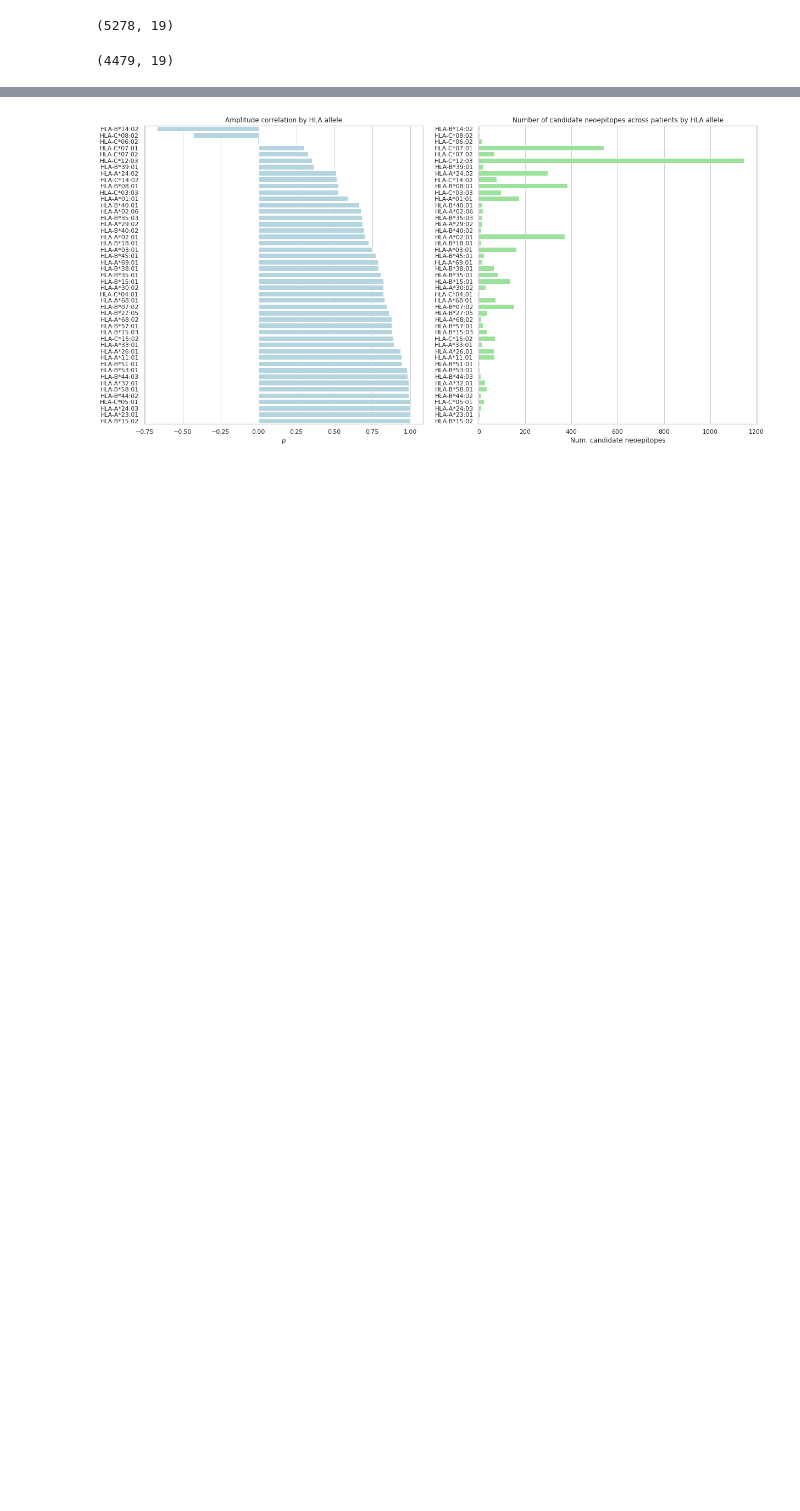
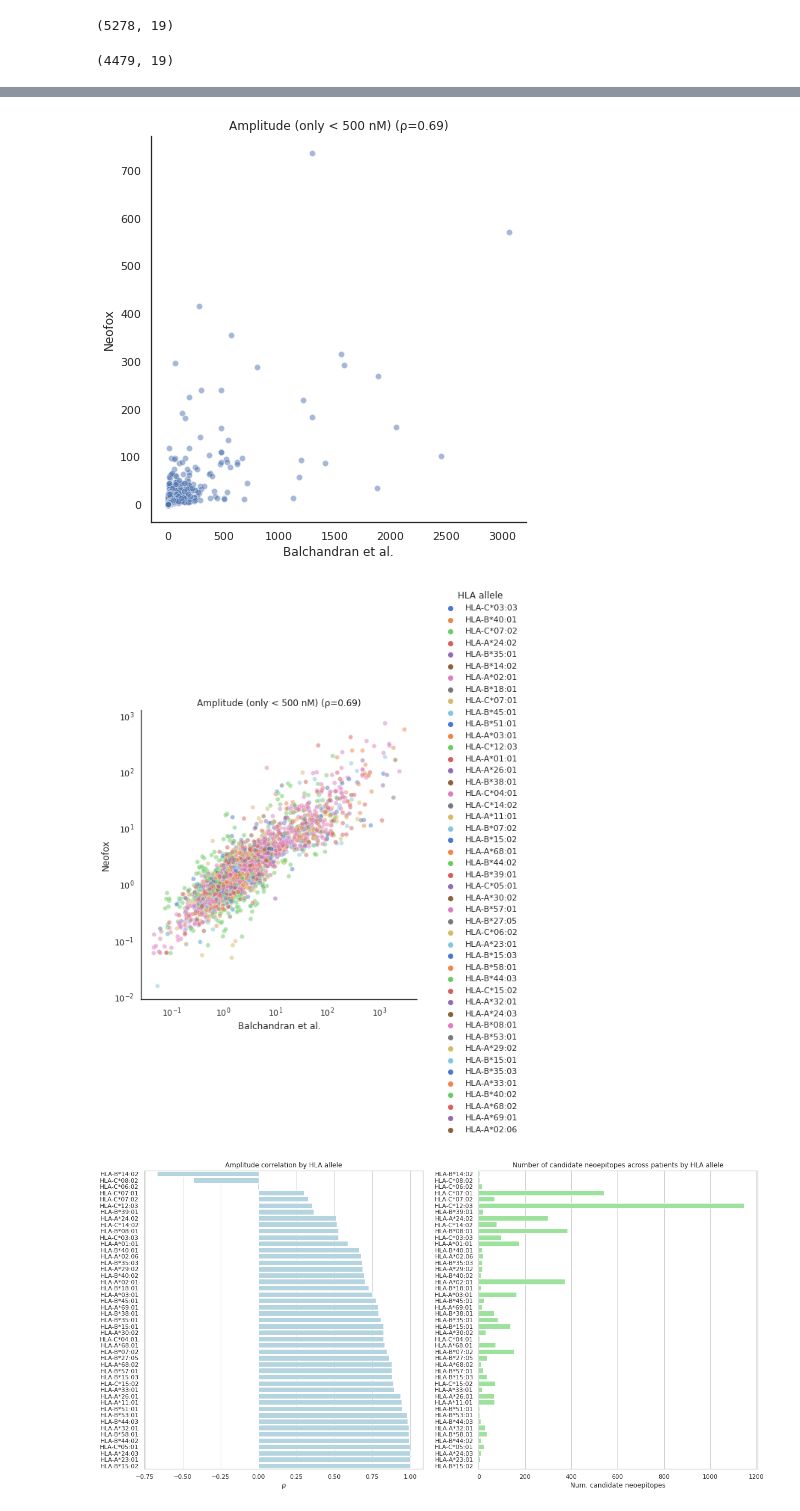
Before and after one commit to TRON-Bioinformatics/neofox, a Jupyter notebook: docs/source/notebooks/reproducibility_balachandran.ipynb, the cells around one changed output, grey strips where cells are left out. Cells and saved outputs as stored; diff of their text form; code cells hidden in the pictures; blank space fills up the shorter version.

```diff
--- a/docs/source/notebooks/reproducibility_balachandran.ipynb
+++ b/docs/source/notebooks/reproducibility_balachandran.ipynb
@@ -396,3 +395,13 @@ plot_correlations(left_column="amplitude", right_column="Amplitude_MHCI_affinity
+# %%
+plot_correlations(
+    data=concordant_allele[(concordant_allele.Best_affinity_MHCI_9mer_score < 500) &
+                           (concordant_allele["MT Binding Score"] < 500)], #&
+                           #(concordant_allele.Best_affinity_MHCI_9mer_score_WT < 500) &
+                           #(concordant_allele["WT Binding Score"] < 500)],
+    left_column="amplitude", right_column="Amplitude_MHCI_affinity_9mer", title="Amplitude (only < 500 nM)")
+# %% [output]
+[figure, added]
+[figure, added]
 # %%
 def plot_correlation_coefficient_by_allele(left_column, right_column, title):
     hla_rhos = []
```
Also changed, not shown: parts of 9 cells of this notebook.
